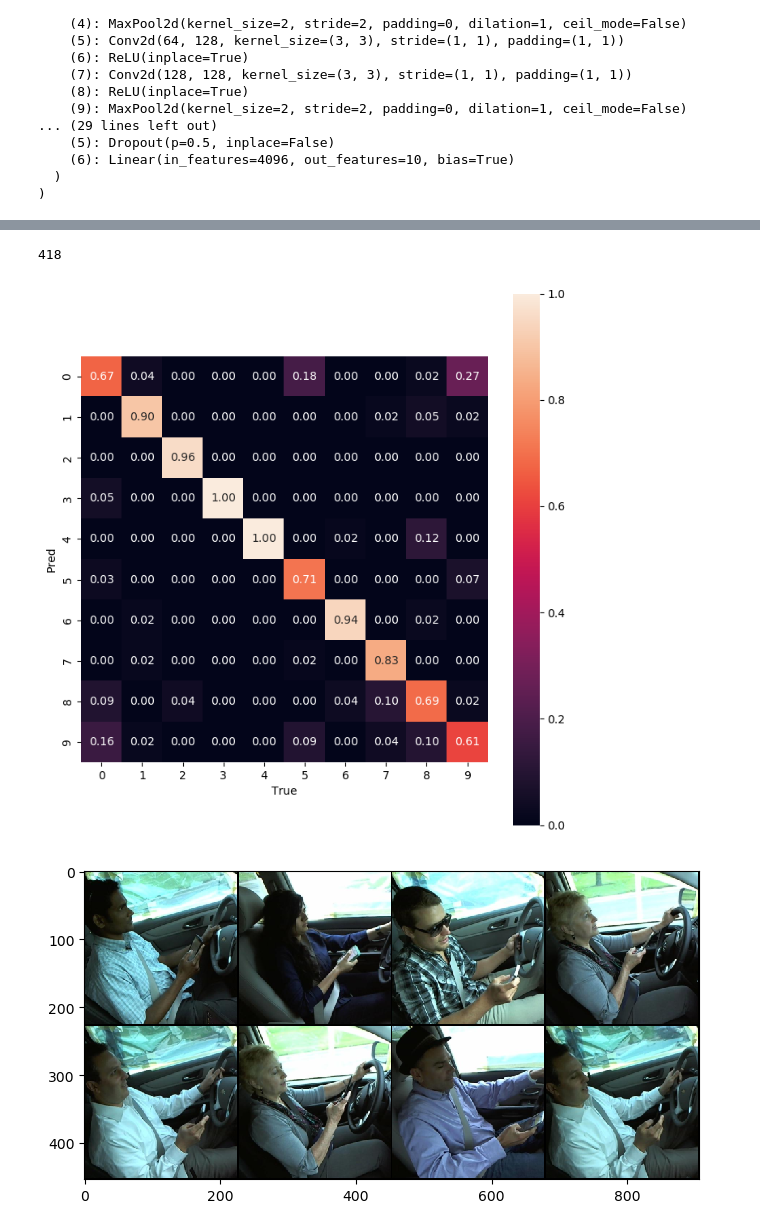
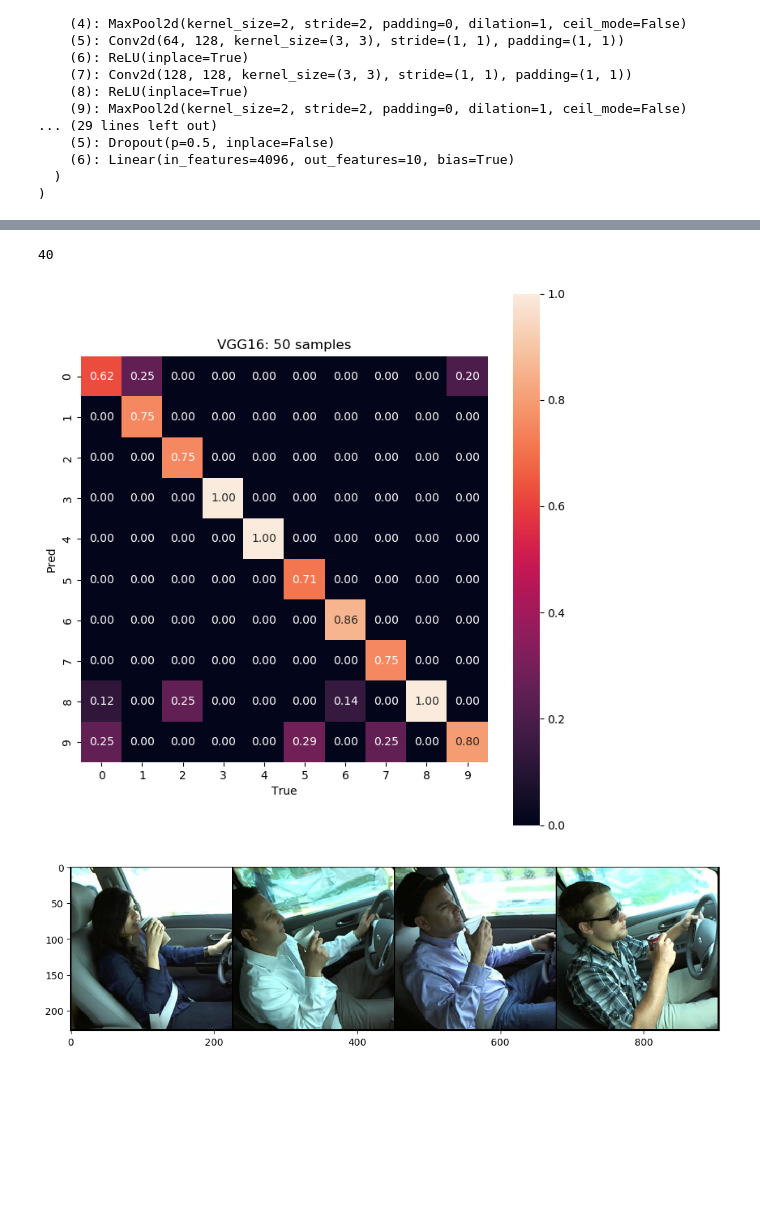
Before and after one commit to Xannadoo/AML_Classifying_distracted_drivers, a Jupyter notebook: statefarm_drivers_02_vgg.ipynb, the cells around one changed output, grey strips where cells are left out. Drawn from its saved outputs; the diff is of its cells as text; code cells hidden in the pictures; blank space fills up the shorter version.

Commit message:
vgg notebook. broken heatmap

```diff
--- a/statefarm_drivers_02_vgg.ipynb
+++ b/statefarm_drivers_02_vgg.ipynb
@@ -447,3 +449,10 @@ plt.show()
+# %%
+# get counts of files
+""" count = 0
+for folder in os.listdir('src/val_m'):
+    for file in os.listdir('src/val_m/'+folder):
+        count += 1
+count """;
 # %%
 # get larger sample
 np.random.seed(42)
@@ -467,7 +476,8 @@ _, ax = plt.subplots(1,1, figsize=(7,7))
 sns.heatmap(conf/counts, annot=True, fmt='.2f', square=True, ax=ax)
 plt.xlabel('True')
 plt.ylabel('Pred')
+plt.title(f"VGG16: {len(res)} samples")
 plt.tight_layout();
 # %% [output]
-418
+40
-[figure, old version]
+[figure, new version]
@@ -499,31 +507,31 @@ def feature_importance(model, images, category):
     heatmap = heatmap / torch.amax(heatmap, dim=(1, 2))[:, None, None]
     return heatmap, pooled_feature_gradient, f8
 # %%
-folder = './src/val_m/c1'
+folder = './src/val_m/c6'
 
 images = []
 images_orig = []
-for file in os.listdir(folder)[0:8]:
+for file in os.listdir(folder)[0:4]:
     if file.endswith('jpg'):
 
         img = Image.open(rf'{folder}/' + file)
         images.append(transform(img))
         images_orig.append(transform_no_normalize(img))
 
 images = torch.stack(images).to(device)
 # This command is important to move the images also to memory on GPU. Otherwise pytorch will complain.
 
-fig = plt.figure(figsize=(16,4))
+fig = plt.figure(figsize=(12,8))
 img_grid = make_grid(images_orig, nrow=4)
 # this is a torchvision utility to put images together into a grid for plotting
 
 plt.imshow(img_grid.detach().numpy().transpose(1,2,0))
 # the transpose command above re-arranges the order of dimensions of a tensor.
 # make_grid by default generates a tensor of channel x height x width.
 # But matplotlib assumes that red, green and blue channels are in the last dimension of a tensor.
 plt.show()
 # %% [output]
-[figure, old version]
+[figure, new version]
 # %%
 logit = model(images)
 # By simply passing the image as input, the network
```
Also changed, not shown: parts of 12 cells of this notebook.
